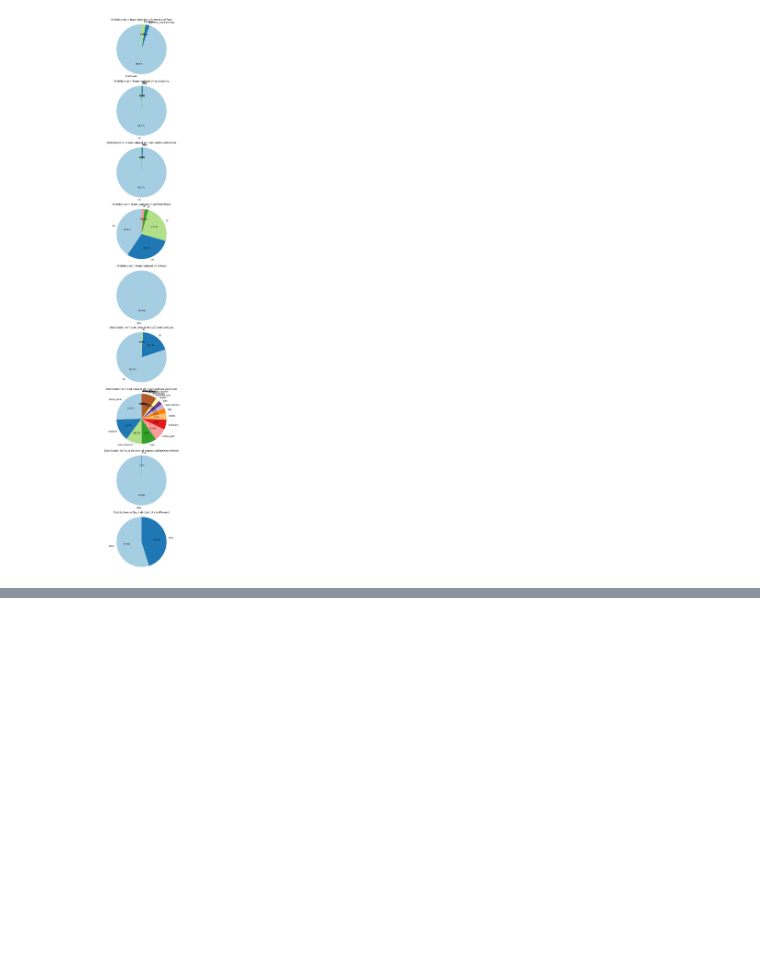
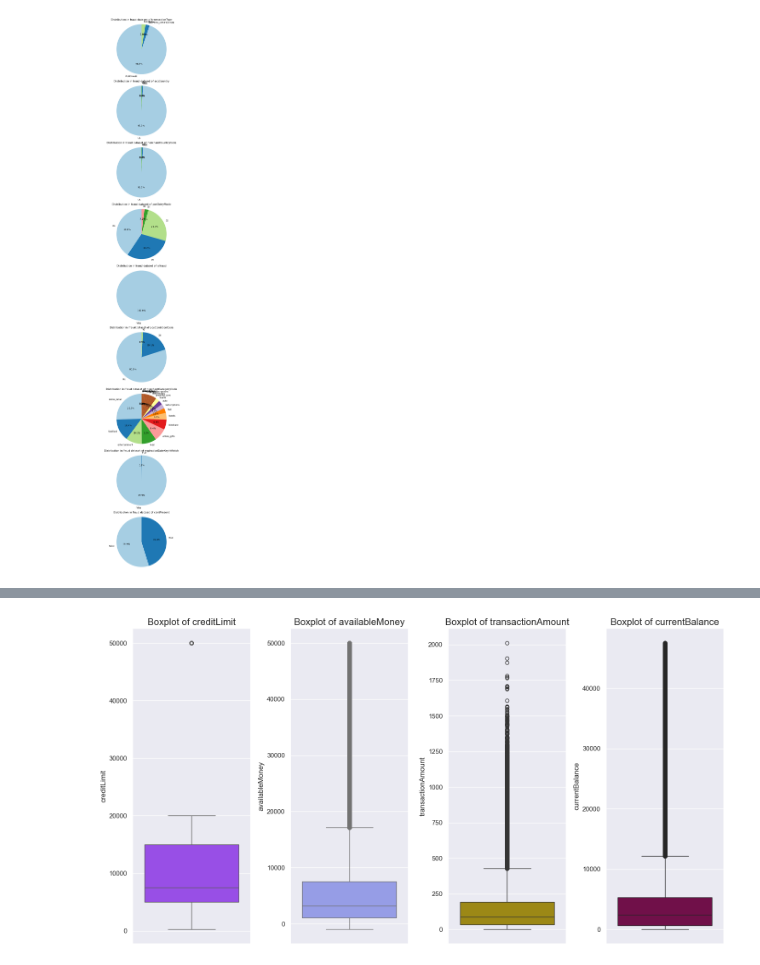
Before and after one commit to Illidan777/FTF-detector, a Jupyter notebook: data_preprocessing/Finance_Transaction_Fraud_detector.ipynb, the cells around one changed output, grey strips where cells are left out. Saved outputs shown, nothing was run; the diff lists cells and outputs as text; code cells hidden in the pictures; blank space fills up the shorter version.

```diff
--- a/data_preprocessing/Finance_Transaction_Fraud_detector.ipynb
+++ b/data_preprocessing/Finance_Transaction_Fraud_detector.ipynb
@@ -282,0 +359,14 @@ show_pie_distribution_in_categorical_features(nonFraudDf, categorical_columns, t
+# %%
+sns.set(font_scale = 1)
+# Visualizing summary statistics using Box-plot
+fig, axs = plt.subplots(1, 4, figsize=(15, 8), facecolor='w', edgecolor='k')
+fig.subplots_adjust(hspace = .5, wspace=.001)
+
+palette = ["#9736FF", "#8992F3", "#B29800", "#80004C"]
+for ax, field, color in itertools.zip_longest(axs.ravel(), discrete_columns, palette):
+    sns.boxplot(data=df, y=df[field], ax=ax, color=color)
+    ax.set_title('Boxplot of ' + str(field), fontsize=16)
+    plt.tight_layout()
+plt.show()
+# %% [output]
+[figure, added]
```
Also changed, not shown: parts of 26 cells of this notebook.
